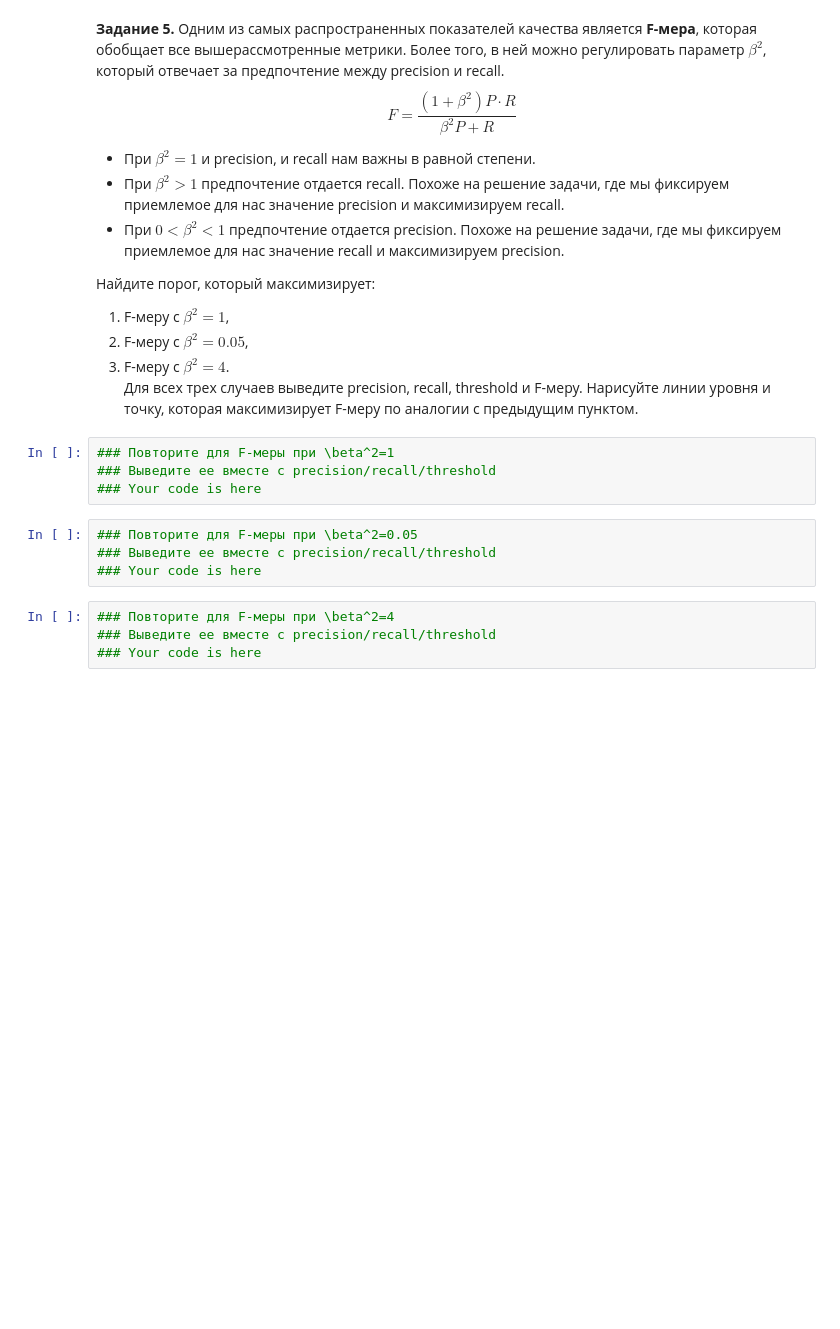
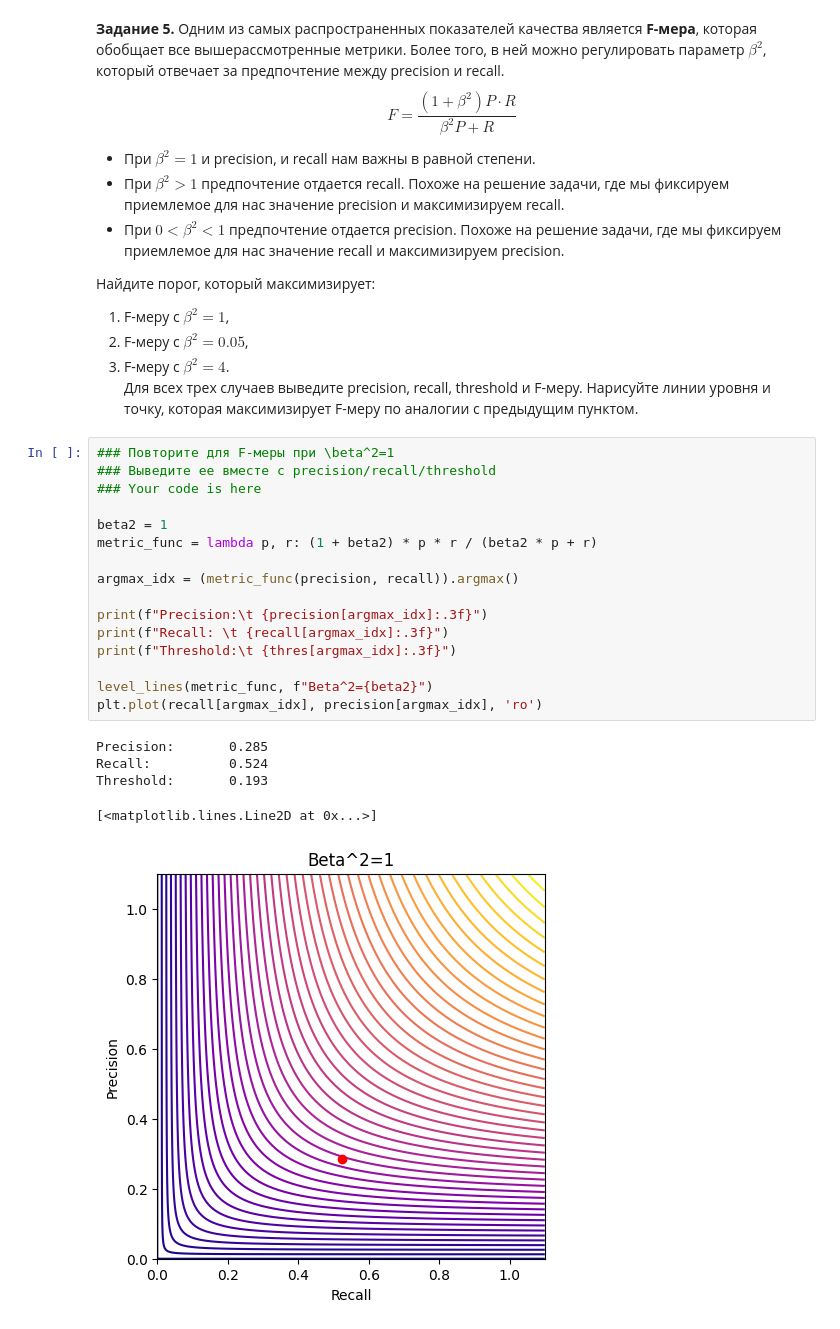
Before and after one commit to faiabolll/kc-startml-e-tarasov, a Jupyter notebook: 1_lesson_11/HW11.ipynb, the cells around one changed output. Drawn from its saved outputs; the diff is of its cells as text; blank space fills up the shorter version.

```diff
--- a/1_lesson_11/HW11.ipynb
+++ b/1_lesson_11/HW11.ipynb
@@ -277,15 +327,25 @@ $$
 3) F-меру с $\beta^2 = 4$.\
 Для всех трех случаев выведите precision, recall, threshold и F-меру.
 Нарисуйте линии уровня и точку, которая максимизирует F-меру по аналогии с предыдущим пунктом.
-# %%
-### Повторите для F-меры при \beta^2=1
-### Выведите ее вместе с precision/recall/threshold
-### Your code is here
-# %%
-### Повторите для F-меры при \beta^2=0.05
-### Выведите ее вместе с precision/recall/threshold
-### Your code is here
-# %%
-### Повторите для F-меры при \beta^2=4
-### Выведите ее вместе с precision/recall/threshold
-### Your code is here
+# %%
+### Повторите для F-меры при \beta^2=1
+### Выведите ее вместе с precision/recall/threshold
+### Your code is here
+
+beta2 = 1
+metric_func = lambda p, r: (1 + beta2) * p * r / (beta2 * p + r)
+
+argmax_idx = (metric_func(precision, recall)).argmax()
+
+print(f"Precision:\t {precision[argmax_idx]:.3f}")
+print(f"Recall: \t {recall[argmax_idx]:.3f}")
+print(f"Threshold:\t {thres[argmax_idx]:.3f}")
+
+level_lines(metric_func, f"Beta^2={beta2}")
+plt.plot(recall[argmax_idx], precision[argmax_idx], 'ro')
+# %% [output]
+Precision:       0.285
+Recall:          0.524
+Threshold:       0.193
+[<matplotlib.lines.Line2D at 0x...>]
+[figure, added]
```
Also changed, not shown: parts of 17 cells of this notebook, 1 other file.
